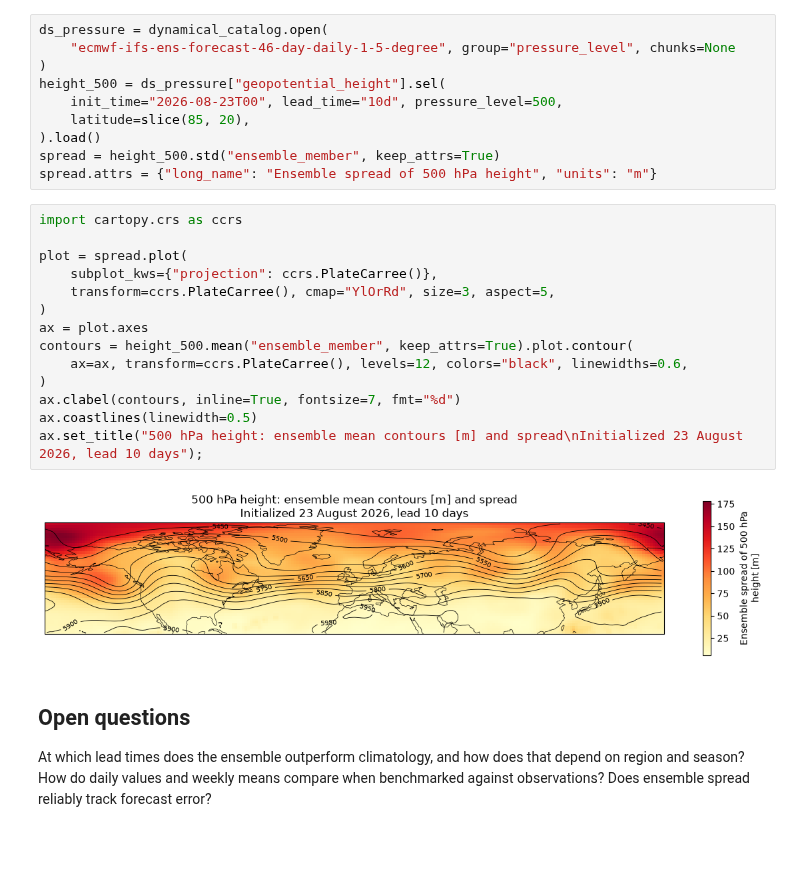
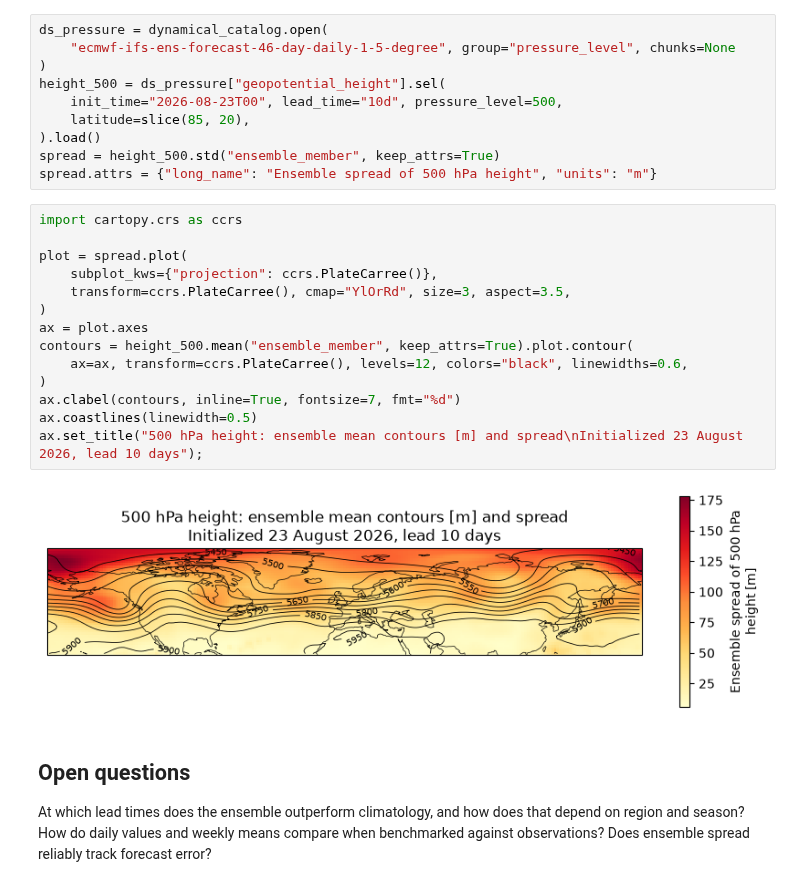
Before and after one commit to dynamical-org/notebooks, a Jupyter notebook: ecmwf-ifs-ens-forecast-46-day-daily-1-5-degree.ipynb, the cells around one changed output. Cells and saved outputs as stored; diff of their text form; blank space fills up the shorter version.

Commit message:
Use the requested 3.5 aspect for the large-scale flow plot

```diff
--- a/ecmwf-ifs-ens-forecast-46-day-daily-1-5-degree.ipynb
+++ b/ecmwf-ifs-ens-forecast-46-day-daily-1-5-degree.ipynb
@@ -85,19 +85,19 @@ spread.attrs = {"long_name": "Ensemble spread of 500 hPa height", "units": "m"}
 # %%
 import cartopy.crs as ccrs
 
 plot = spread.plot(
     subplot_kws={"projection": ccrs.PlateCarree()},
-    transform=ccrs.PlateCarree(), cmap="YlOrRd", size=3, aspect=5,
+    transform=ccrs.PlateCarree(), cmap="YlOrRd", size=3, aspect=3.5,
 )
 ax = plot.axes
 contours = height_500.mean("ensemble_member", keep_attrs=True).plot.contour(
     ax=ax, transform=ccrs.PlateCarree(), levels=12, colors="black", linewidths=0.6,
 )
 ax.clabel(contours, inline=True, fontsize=7, fmt="%d")
 ax.coastlines(linewidth=0.5)
 ax.set_title("500 hPa height: ensemble mean contours [m] and spread\nInitialized 23 August 2026, lead 10 days");
 # %% [output]
-[figure, old version]
+[figure, new version]
 # %% [markdown]
 ## Open questions
 
```
